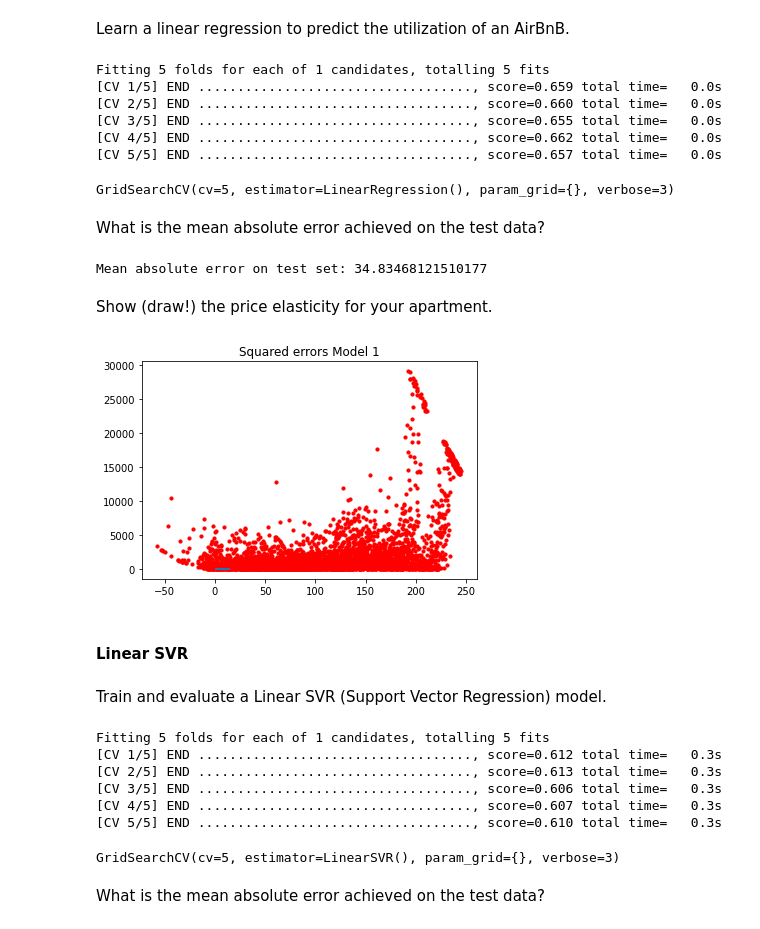
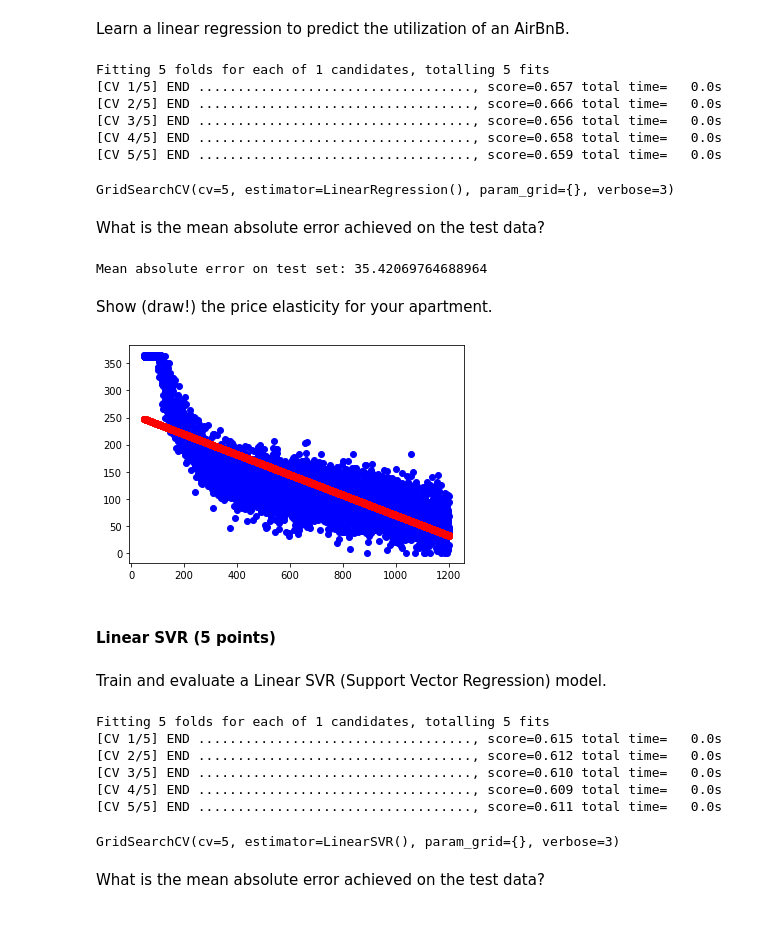
Before and after one commit to alpharmike/ids-assignment-1, a Jupyter notebook: assignment_1.ipynb, the cells around one changed output. Cells and saved outputs as stored; diff of their text form; code cells hidden in the pictures.

```diff
--- a/assignment_1.ipynb
+++ b/assignment_1.ipynb
@@ -1060,0 +1141,17 @@ test_set = scaler.transform(test_set)
+# %%
+# Generate the transformed version of our appartment
+df_our_apt = df_part3[(df_part3["neighborhood group"]=="Manhattan") &
+               (df_part3["number rooms"]==2) &
+              (df_part3["room type"]=="Entire home/apt")]
+print("Values for our apartment:\n\n {}".format(df_our_apt.head(5)))
+
+our_apt_prices = df_our_apt["price"].values.ravel()
+
+X_our_apt = df_our_apt[["number rooms", "room type", "neighborhood group", "price"]]
+y_our_apt = df_our_apt[["utilization"]].values
+
+# Preprocess the dataframe
+X_our_apt_enc = encoder.transform(X_our_apt[["neighborhood group", "room type"]]).toarray()
+_, X_our_apt_normalized = scale_normalize(X_our_apt, scaler=scaler)
+
+X_our_apt_preprocessed = np.concatenate((X_our_apt_normalized, X_our_apt_enc), axis=1)
@@ -1066,58 +1172,60 @@ For each technique, use 5-cross-fold validation and assess the performance on th
 Learn a linear regression to predict the utilization of an AirBnB.
 # %%
 # Your answer goes here
+# Your answer goes here
 param_grid = {}
-grid = GridSearchCV(LinearRegression(), param_grid=param_grid, cv = 5, verbose = 3)
-grid.fit(train_set, train_labels)
+linear_grid = GridSearchCV(LinearRegression(), param_grid=param_grid, cv = 5, verbose = 3)
+linear_grid.fit(X_train, y_train)
 # %% [output]
 Fitting 5 folds for each of 1 candidates, totalling 5 fits
-[CV 1/5] END ..................................., score=0.659 total time=   0.0s
-[CV 2/5] END ..................................., score=0.660 total time=   0.0s
-[CV 3/5] END ..................................., score=0.655 total time=   0.0s
-[CV 4/5] END ..................................., score=0.662 total time=   0.0s
-[CV 5/5] END ..................................., score=0.657 total time=   0.0s
+[CV 1/5] END ..................................., score=0.657 total time=   0.0s
+[CV 2/5] END ..................................., score=0.666 total time=   0.0s
+[CV 3/5] END ..................................., score=0.656 total time=   0.0s
+[CV 4/5] END ..................................., score=0.658 total time=   0.0s
+[CV 5/5] END ..................................., score=0.659 total time=   0.0s
 GridSearchCV(cv=5, estimator=LinearRegression(), param_grid={}, verbose=3)
 # %% [markdown]
 What is the mean absolute error achieved on the test data?
 # %%
 # Your answer goes here
-predictions = grid.predict(test_set)
-mas_test = mean_absolute_error(y_true=test_labels, y_pred=predictions)
-print("Mean absolute error on test set: {}".format(mas_test))
+linear_predictions = linear_grid.predict(X_test)
+linear_mas_test = mean_absolute_error(y_true=y_test, y_pred=linear_predictions)
+print("Mean absolute error on test set: {}".format(linear_mas_test))
 # %% [output]
-Mean absolute error on test set: 34.83468121510177
+Mean absolute error on test set: 35.42069764688964
 # %% [markdown]
 Show (draw!) the price elasticity for your apartment.
 # %%
 # Your answer goes here
-plt.scatter(predictions, (test_labels - predictions) ** 2, color = "red", s = 10,)
+def plot_elasticity(predictions, prices=our_apt_prices.ravel(), y_true=y_our_apt.ravel()):
+    df_plot = pd.DataFrame({"prices":prices,
+                       "preds": predictions.ravel(),
+                       "true_label": y_true})
 
-## plotting line to visualize zero error
-plt.hlines(y = 0, xmin = 0, xmax = 15, linewidth = 2)
+    plt.scatter(x=prices, y=y_true, c="b")
+    plt.scatter(x=prices, y=predictions, c="r")
+    plt.show()
 
-## plot title
-plt.title("Squared errors Model 1")
-
-## function to show plot
-plt.show()
+linear_op=linear_grid.predict(X_our_apt_preprocessed)
+plot_elasticity(linear_op)
 # %% [output]
-[figure, old version]
+[figure, new version]
 # %% [markdown]
-#### Linear SVR
+#### Linear SVR (5 points)
 # %% [markdown]
 Train and evaluate a Linear SVR (Support Vector Regression) model.
 # %%
 # Your answer goes here
 param_grid = {}
-grid = GridSearchCV(LinearSVR(), param_grid=param_grid, cv = 5, verbose = 3)
-grid.fit(train_set, train_labels["utilization"].values)
+linear_svr_grid = GridSearchCV(LinearSVR(), param_grid=param_grid, cv = 5, verbose = 3)
+linear_svr_grid.fit(X_train, y_train.ravel())
 # %% [output]
 Fitting 5 folds for each of 1 candidates, totalling 5 fits
-[CV 1/5] END ..................................., score=0.612 total time=   0.3s
-[CV 2/5] END ..................................., score=0.613 total time=   0.3s
-[CV 3/5] END ..................................., score=0.606 total time=   0.3s
-[CV 4/5] END ..................................., score=0.607 total time=   0.3s
-[CV 5/5] END ..................................., score=0.610 total time=   0.3s
+[CV 1/5] END ..................................., score=0.615 total time=   0.0s
+[CV 2/5] END ..................................., score=0.612 total time=   0.0s
+[CV 3/5] END ..................................., score=0.610 total time=   0.0s
+[CV 4/5] END ..................................., score=0.609 total time=   0.0s
+[CV 5/5] END ..................................., score=0.611 total time=   0.0s
 GridSearchCV(cv=5, estimator=LinearSVR(), param_grid={}, verbose=3)
 # %% [markdown]
 What is the mean absolute error achieved on the test data?
```
Also changed, not shown: parts of 123 cells of this notebook.
